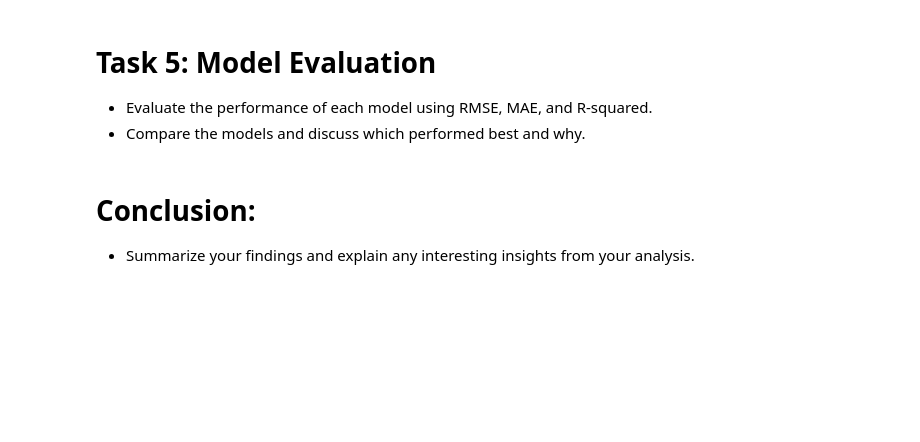
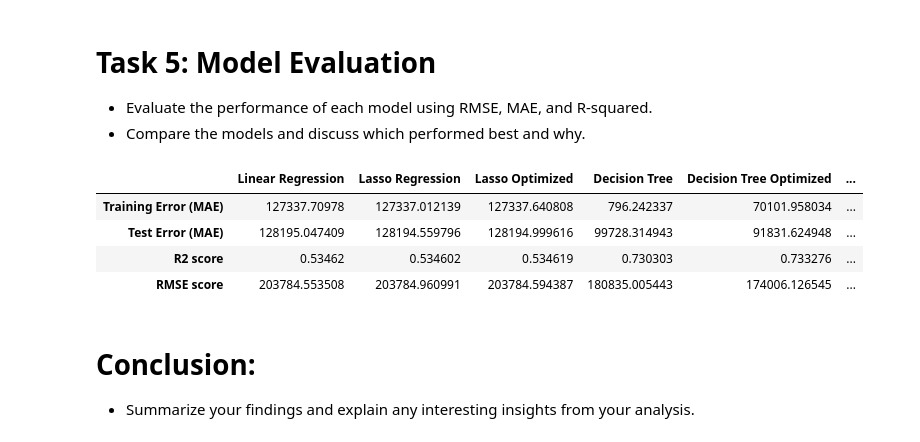
Before and after one commit to Abel-Lagonell/Machine_Learning, a Jupyter notebook: Abel_Lagonell_Project1.ipynb, the cells around one changed output. Drawn from its saved outputs; the diff is of its cells as text; code cells hidden in the pictures; blank space fills up the shorter version.

```diff
--- a/Project_1_Regression_Models.ipynb
+++ b/Abel_Lagonell_Project1.ipynb
@@ -262,2 +227,0 @@ R2 score: 0.8268953571870215
-# %%
-fit_and_print(ridge_regression, X_train, y_train, X_test, y_test)
@@ -268,2 +227,0 @@ R2 score: 0.5089260218141856
-# %%
-fit_and_print(lasso_regression, X_train, y_train, X_test, y_test)
@@ -278,0 +389,3 @@ R2 score: 0.509524969419034
+# %%
+lasso_best_pipe = lasso_grid_search.best_estimator_
+lasso_best_pipe
@@ -278,0 +410,3 @@ R2 score: 0.509524969419034
+# %%
+tree_best_pipe = tree_grid_search.best_estimator_
+tree_best_pipe
@@ -285,3 +435,49 @@ R2 score: 0.509524969419034
+# %%
+from sklearn.metrics import mean_absolute_error, r2_score, root_mean_squared_error
+
+pipes = [linear_regression, lasso_regression, lasso_best_pipe, decision_tree, tree_best_pipe, random_forest, ridge_regression]
+column_name = ['Linear Regression', 'Lasso Regression', 'Lasso Optimized', 'Decision Tree', 'Decision Tree Optimized', 'Random Forest', 'Ridge Regression']
+row_name = ['Training Error (MAE)', 'Test Error (MAE)', 'R2 score', 'RMSE score']
+
+def fit_and_print(p, train_set, train_labels, test_set, test_labels):
+    p.fit(train_set, train_labels)
+    train_preds = p.predict(train_set)
+    test_preds = p.predict(test_set)
+    print("Training Error:\t" + str(mean_absolute_error(train_preds, train_labels)))
+    print("Test Error:\t" + str(mean_absolute_error(test_preds, test_labels)))
+    print("R2 score:\t" + str(r2_score(test_preds, test_labels)))
+    print("RMSE score:\t" + str(root_mean_squared_error(test_preds, test_labels)))
+
+# Initialize a DataFrame to store the results
+results_df = pd.DataFrame(columns=column_name, index=row_name)
+
+def fit_and_collect_metrics(p, train_set, train_labels, test_set, test_labels):
+    p.fit(train_set, train_labels)
+    train_preds = p.predict(train_set)
+    test_preds = p.predict(test_set)
+
+    metrics = {
+        'Training Error (MAE)': mean_absolute_error(train_preds, train_labels),
+        'Test Error (MAE)': mean_absolute_error(test_preds, test_labels),
+        'R2 score': r2_score(test_preds, test_labels),
+        'RMSE score': root_mean_squared_error(test_preds, test_labels)
+    }
+
+    return metrics
+
+# Loop through the pipelines and collect metrics
+for i, pipe in enumerate(pipes):
+    metrics = fit_and_collect_metrics(pipe, X_train, y_train, X_test, y_test)
+    for metric_name, value in metrics.items():
+        results_df.at[metric_name, column_name[i]] = value
+
+results_df
+# %% [output]
+|  | Linear Regression | Lasso Regression | Lasso Optimized | Decision Tree | Decision Tree Optimized | ... |
+| Training Error (MAE) | 127337.70978 | 127337.012139 | 127337.640808 | 796.242337 | 70101.958034 | ... |
+| Test Error (MAE) | 128195.047409 | 128194.559796 | 128194.999616 | 99728.314943 | 91831.624948 | ... |
+| R2 score | 0.53462 | 0.534602 | 0.534619 | 0.730303 | 0.733276 | ... |
+| RMSE score | 203784.553508 | 203784.960991 | 203784.594387 | 180835.005443 | 174006.126545 | ... |
 # %% [markdown]
 # Conclusion:
 * Summarize your findings and explain any interesting insights from your analysis.
```
Also changed, not shown: parts of 21 cells of this notebook.
